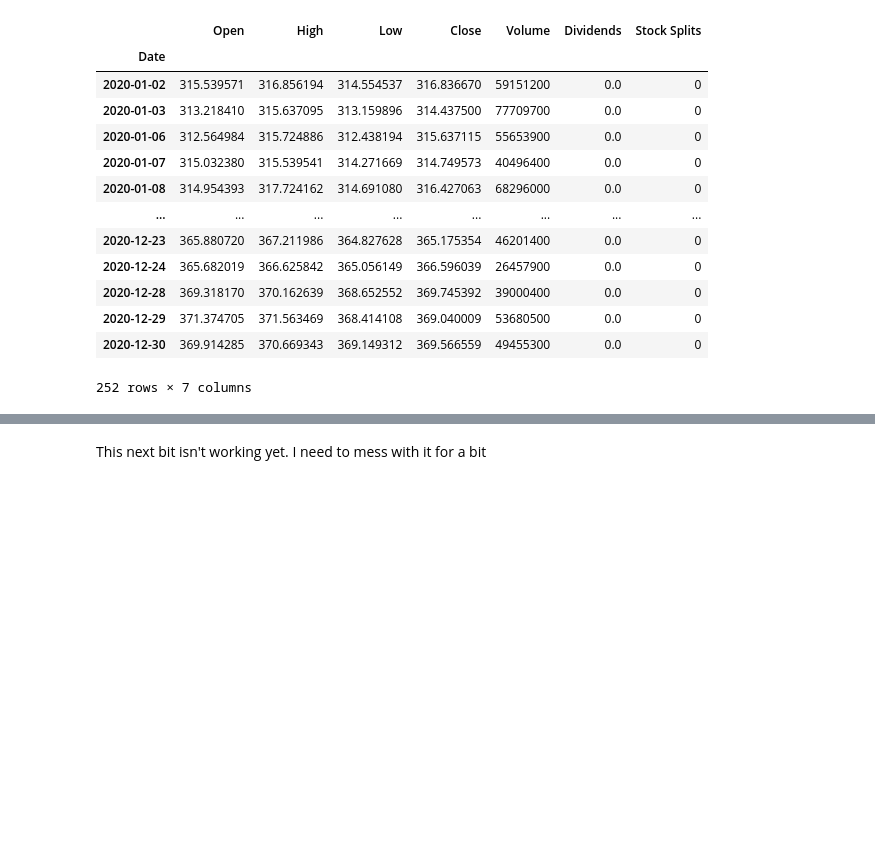
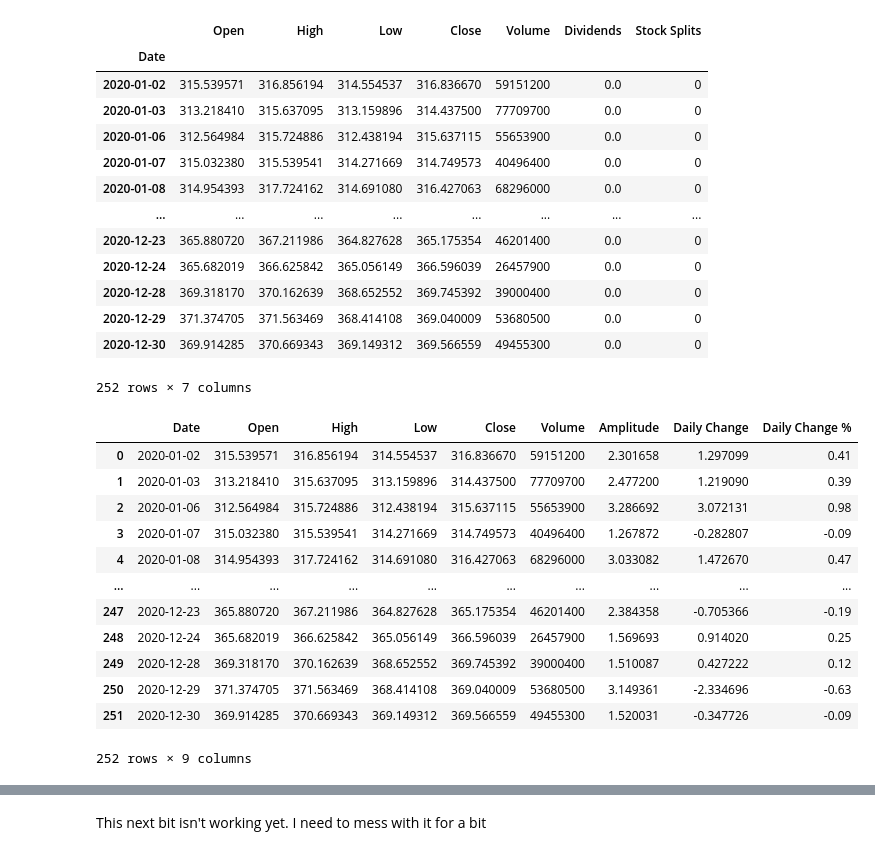
Before and after one commit to dmtiblin/Project-1, a Jupyter notebook: Galen/project 1 test/covid_v_nocovid.ipynb, the cells around one changed output, grey strips where cells are left out. Cells and saved outputs as stored; diff of their text form; code cells hidden in the pictures; blank space fills up the shorter version.

```diff
--- a/Galen/project 1 test/covid_v_nocovid.ipynb
+++ b/Galen/project 1 test/covid_v_nocovid.ipynb
@@ -86,3 +79,19 @@ for df in hist19:
+# %%
+hist20[0]
+# %% [output]
+|  | Date | Open | High | Low | Close | Volume | Amplitude | Daily Change | Daily Change % |
+| 0 | 2020-01-02 | 315.539571 | 316.856194 | 314.554537 | 316.836670 | 59151200 | 2.301658 | 1.297099 | 0.41 |
+| 1 | 2020-01-03 | 313.218410 | 315.637095 | 313.159896 | 314.437500 | 77709700 | 2.477200 | 1.219090 | 0.39 |
+| 2 | 2020-01-06 | 312.564984 | 315.724886 | 312.438194 | 315.637115 | 55653900 | 3.286692 | 3.072131 | 0.98 |
+| 3 | 2020-01-07 | 315.032380 | 315.539541 | 314.271669 | 314.749573 | 40496400 | 1.267872 | -0.282807 | -0.09 |
+| 4 | 2020-01-08 | 314.954393 | 317.724162 | 314.691080 | 316.427063 | 68296000 | 3.033082 | 1.472670 | 0.47 |
+| ... | ... | ... | ... | ... | ... | ... | ... | ... | ... |
+| 247 | 2020-12-23 | 365.880720 | 367.211986 | 364.827628 | 365.175354 | 46201400 | 2.384358 | -0.705366 | -0.19 |
+| 248 | 2020-12-24 | 365.682019 | 366.625842 | 365.056149 | 366.596039 | 26457900 | 1.569693 | 0.914020 | 0.25 |
+| 249 | 2020-12-28 | 369.318170 | 370.162639 | 368.652552 | 369.745392 | 39000400 | 1.510087 | 0.427222 | 0.12 |
+| 250 | 2020-12-29 | 371.374705 | 371.563469 | 368.414108 | 369.040009 | 53680500 | 3.149361 | -2.334696 | -0.63 |
+| 251 | 2020-12-30 | 369.914285 | 370.669343 | 369.149312 | 369.566559 | 49455300 | 1.520031 | -0.347726 | -0.09 |
+252 rows × 9 columns
 # %%
 # remove year from dates in dataframes to make plotting easier, then add year as new column
 for df in hist20:
```
Also changed, not shown: parts of 4 cells of this notebook.
